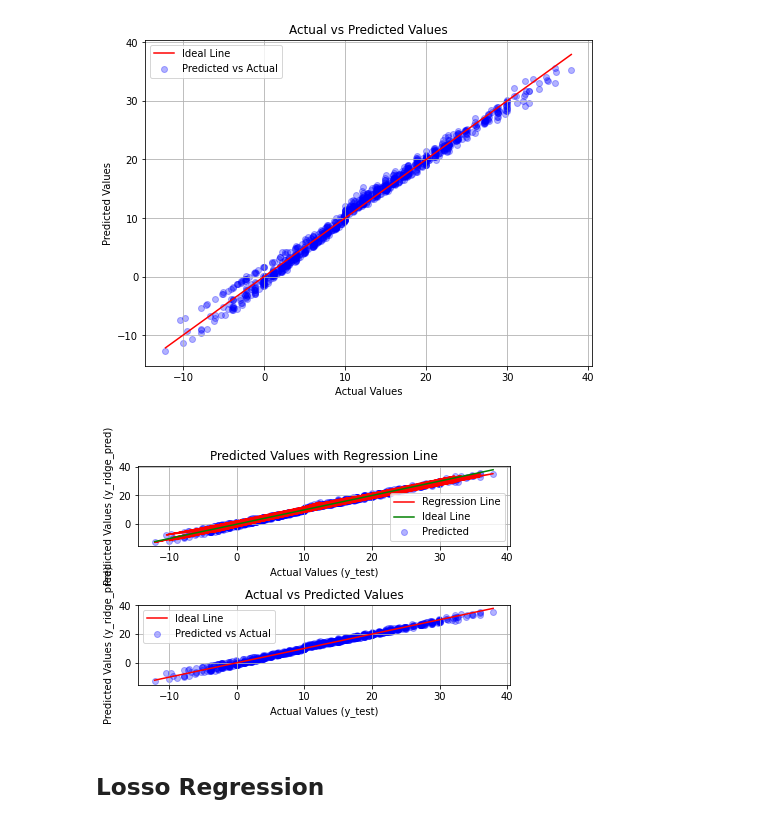
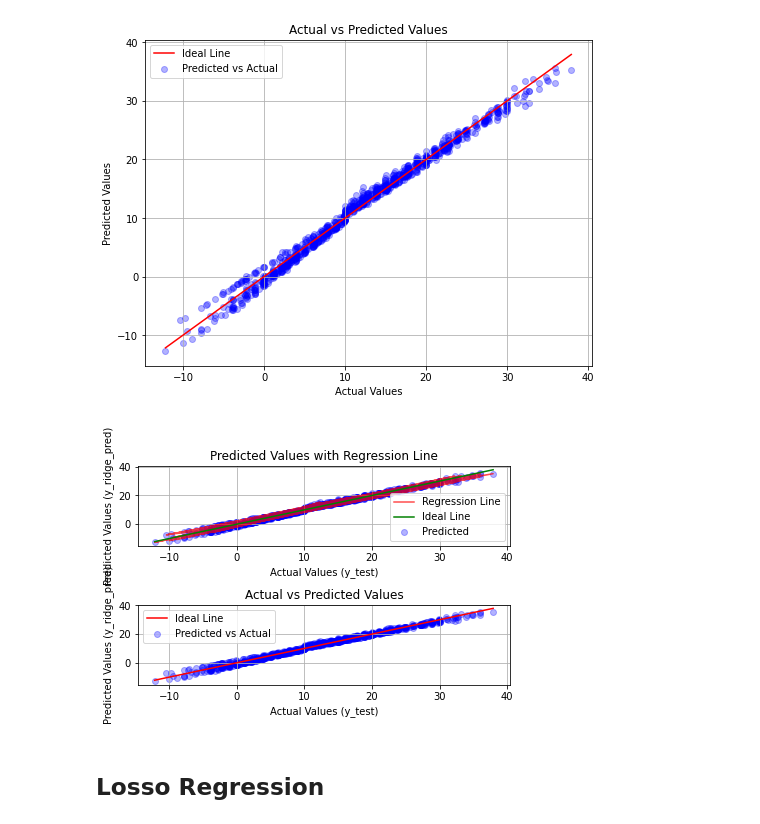
Before and after one commit to CoderDebojit/Debojit-Dhali, a Jupyter notebook: Python/JupyterNoteBook/JU - Assignment 2.ipynb, the cells around one changed output. Cells and saved outputs as stored; diff of their text form; code cells hidden in the pictures.

```diff
--- a/Python/JupyterNoteBook/JU - Assignment 2.ipynb
+++ b/Python/JupyterNoteBook/JU - Assignment 2.ipynb
@@ -176,29 +176,29 @@ plt.show()
 # %%
 # Subplot 1: Predicted values and regression line
 plt.subplot(2, 1, 1)
 plt.scatter(y_test, y_ridge_pred, color='blue', alpha=0.3, label='Predicted')
-plt.plot(y_test, y_ridge_pred, color='red', label='Regression Line')
+plt.plot(y_test, y_ridge_pred, color='red', alpha=0.7, label='Regression Line')
 plt.plot([min(y_test), max(y_test)], [min(y_test), max(y_test)], color='green', label='Ideal Line')
 plt.xlabel("Actual Values (y_test)")
 plt.ylabel("Predicted Values (y_ridge_pred)")
 plt.title("Predicted Values with Regression Line")
 plt.legend()
 plt.grid(True)
 
 # Subplot 2: Actual vs Predicted (Ideal Line)
 plt.subplot(2, 1, 2)
 plt.scatter(y_test, y_ridge_pred, color='blue', alpha=0.3, label='Predicted vs Actual')
 plt.plot([min(y_test), max(y_test)], [min(y_test), max(y_test)], color='red', label='Ideal Line')
 plt.xlabel("Actual Values (y_test)")
 plt.ylabel("Predicted Values (y_ridge_pred)")
 plt.title("Actual vs Predicted Values")
 plt.legend()
 plt.grid(True)
 
 plt.tight_layout()
 plt.show()
 # %% [output]
-[figure, old version]
+[figure, new version]
 # %% [markdown]
 ## Losso Regression
 # %%
```
Also changed, not shown: parts of 9 cells of this notebook, 1 other file.
